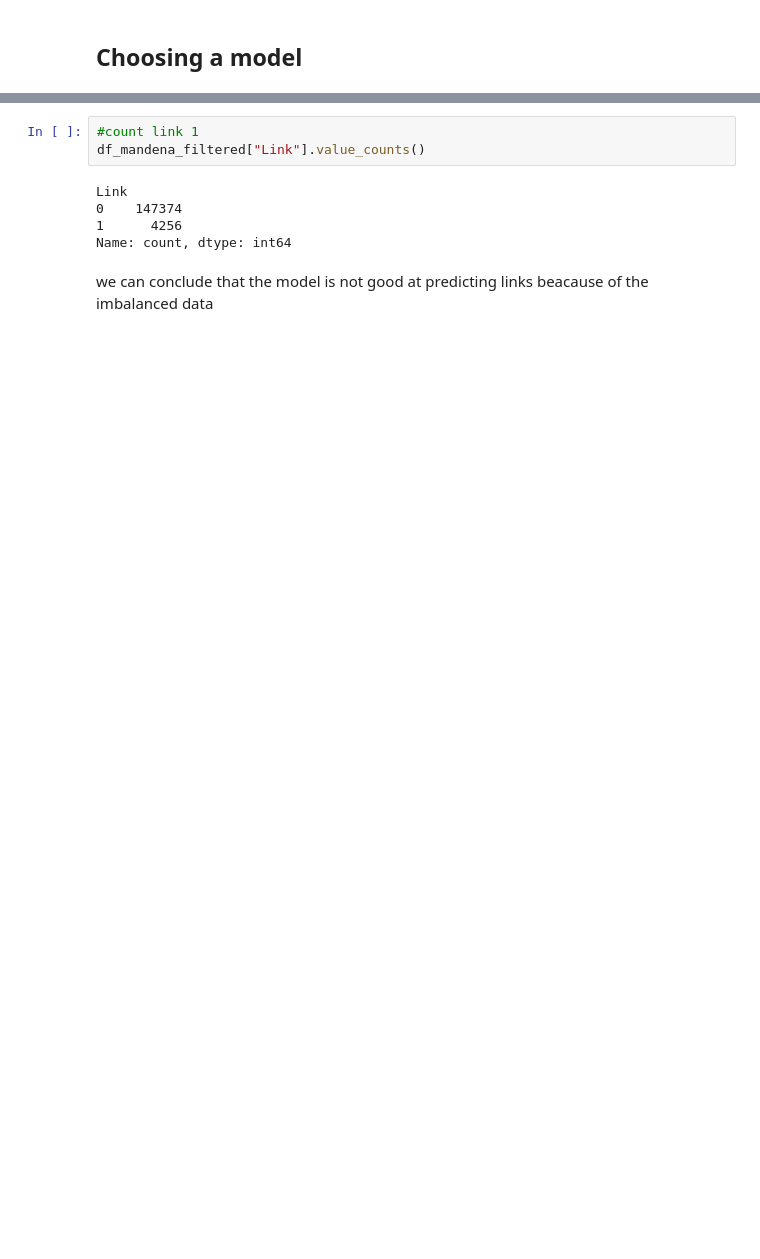
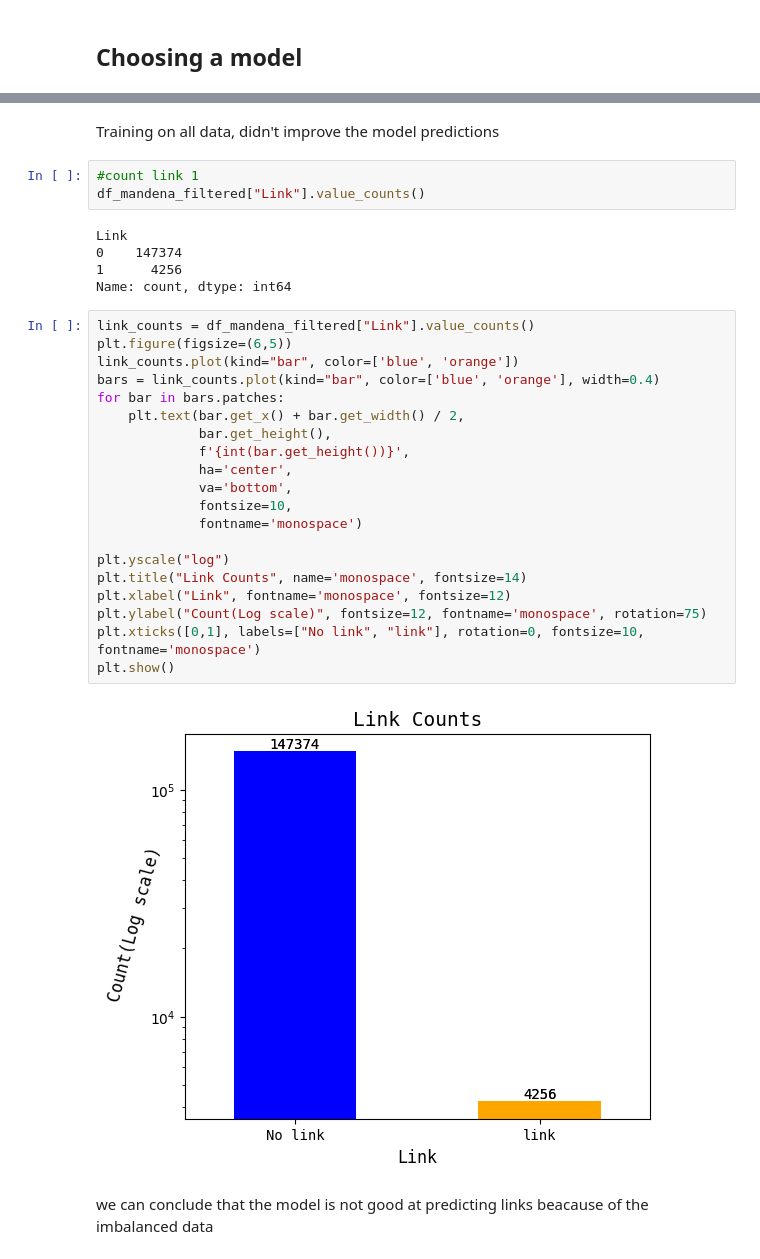
Before and after one commit to Ecological-Complexity-Lab/link_prediction_project, a Jupyter notebook: MLmodel.ipynb, the cells around one changed output, grey strips where cells are left out. Saved outputs shown, nothing was run; the diff lists cells and outputs as text; blank space fills up the shorter version.

```diff
--- a/MLmodel.ipynb
+++ b/MLmodel.ipynb
@@ -106,3 +159,5 @@ weighted avg       0.96      0.97      0.96     45489
+# %% [markdown]
+Training on all data, didn't improve the model predictions
 # %%
 #count link 1
 df_mandena_filtered["Link"].value_counts()
@@ -111,5 +166,27 @@ Link
 0    147374
 1      4256
 Name: count, dtype: int64
+# %%
+link_counts = df_mandena_filtered["Link"].value_counts()
+plt.figure(figsize=(6,5))
+link_counts.plot(kind="bar", color=['blue', 'orange'])
+bars = link_counts.plot(kind="bar", color=['blue', 'orange'], width=0.4)
+for bar in bars.patches:
+    plt.text(bar.get_x() + bar.get_width() / 2,
+             bar.get_height(),
+             f'{int(bar.get_height())}',
+             ha='center',
+             va='bottom',
+             fontsize=10,
+             fontname='monospace')
+
+plt.yscale("log")
+plt.title("Link Counts", name='monospace', fontsize=14)
+plt.xlabel("Link", fontname='monospace', fontsize=12)
+plt.ylabel("Count(Log scale)", fontsize=12, fontname='monospace', rotation=75)
+plt.xticks([0,1], labels=["No link", "link"], rotation=0, fontsize=10, fontname='monospace')
+plt.show()
+# %% [output]
+[figure, added]
 # %% [markdown]
 we can conclude that the model is not good at predicting links beacause of the imbalanced data
```
Also changed, not shown: parts of 14 cells of this notebook.
